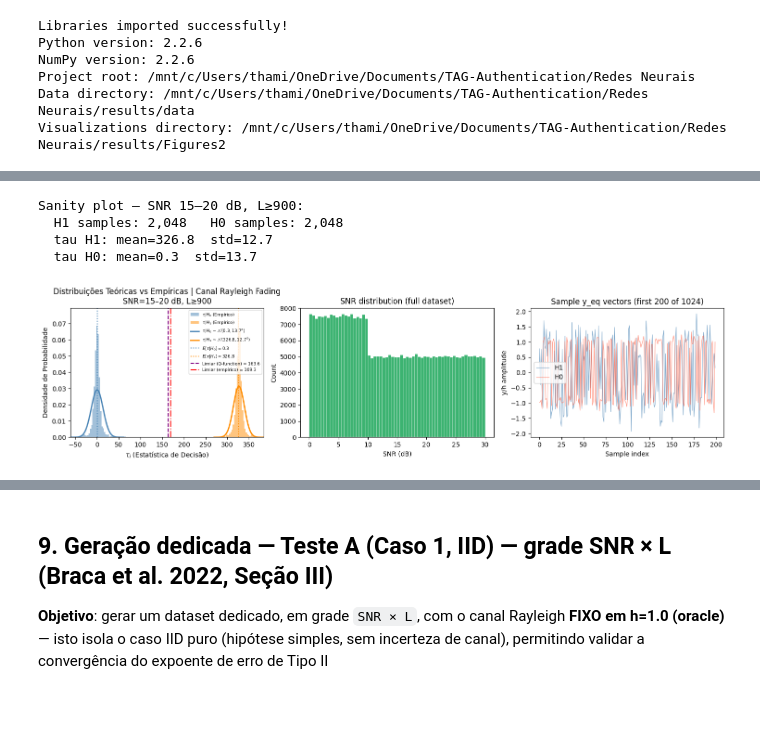
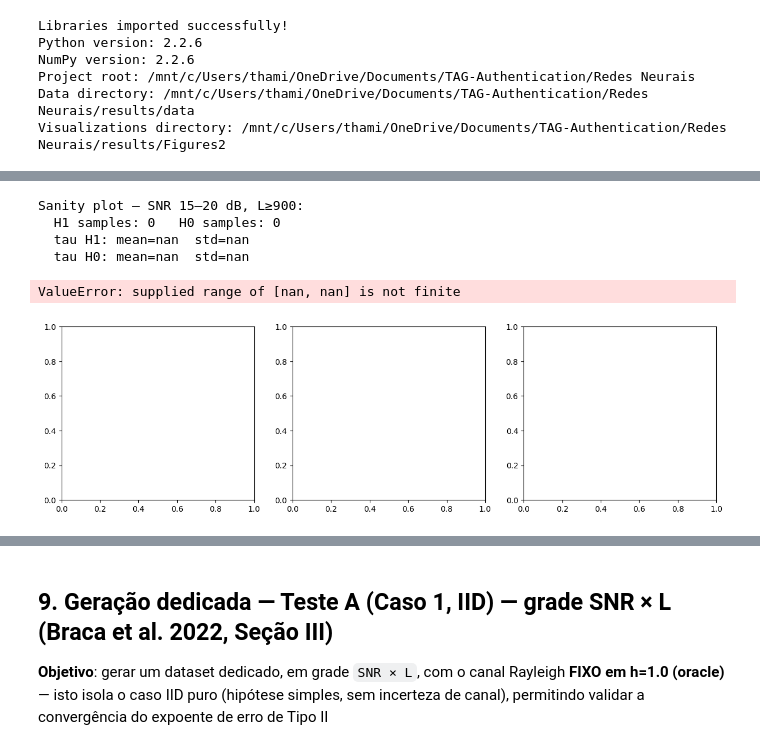
Before and after one commit to thamiress-t/TAG-Authentication, a Jupyter notebook: Redes Neurais/notebooks-novos/nn01.ipynb, the cells around one changed output, grey strips where cells are left out. Drawn from its saved outputs; the diff is of its cells as text; code cells hidden in the pictures; blank space fills up the shorter version.

```diff
--- a/Redes Neurais/notebooks-novos/nn01.ipynb
+++ b/Redes Neurais/notebooks-novos/nn01.ipynb
@@ -191,7 +192,7 @@ def _compute_seed(msg, key, K):
 # ------------------------------------------------------------------
 # Geração vetorizada em lote (N sementes em paralelo, numpy)
 # ------------------------------------------------------------------
-def generate_tags_batch(seeds, L, K=512):
+def generate_tags_batch(seeds, L, K=70):
     """Gera N TAGs em paralelo via mapa de tenda.
 
     seeds : (N,) array  — uma semente por amostra, ∈ (-1, 1)
@@ -202,6 +203,7 @@ def generate_tags_batch(seeds, L, K=512):
     muito mais rápida que um laço por amostra (K × N ops vs K × N por amostra).
     """
     beta    = 1e-6
+    assert K > L
     warm_up = max(0, K - L)
 
     x   = np.asarray(seeds, dtype=np.float64)
@@ -223,8 +225,8 @@ def generate_tags_batch(seeds, L, K=512):
 # ------------------------------------------------------------------
 _seeds_test = np.random.uniform(-1, 1, 256)
 _t0 = time.perf_counter()
-_warmup_result = generate_tags_batch(_seeds_test, L=1024, K=512)
+_warmup_result = generate_tags_batch(_seeds_test, L=64, K=70)
 _dt = time.perf_counter() - _t0
-print(f"Throughput (256 tags, L=1024) : {_dt*1000:.1f} ms  →  {256/_dt:.0f} tags/s")
+print(f"Throughput (256 tags, L=64) : {_dt*1000:.1f} ms  →  {256/_dt:.0f} tags/s")
 print(f"Estimativa dataset completo ({350_000} amostras): {350_000/(_dt/256)/60:.1f} min")
 # %% [output]
@@ -235,7 +237,7 @@ Estimativa dataset completo (350000 amostras): 120394193.1 min
 # 3. SAMPLE GENERATION — y/h vector + tau_eq scalar (Xie 2021)
 # ==============================================================================
 
-L_FIXED = 1024
+L_FIXED = 64
 RHO_S   = np.sqrt(0.9)
 # rho_t satisfies the power constraint: rho_s² + rho_t² * E[tag²] = 1
 # Tag has E[tag²] ≈ 1/3  →  rho_t = sqrt((1 - rho_s²) / (1/3)) = sqrt(3*(1-rho_s²))
@@ -245,7 +247,7 @@ print(f"RHO_S = {RHO_S:.6f}  (rho_s² = {RHO_S**2:.4f})")
 print(f"RHO_T = {RHO_T:.6f}  (rho_t² * 1/3 = {RHO_T**2/3:.4f})")
 print(f"Power check: rho_s² + rho_t²·E[tag²] = {RHO_S**2 + RHO_T**2*(1/3):.6f}  (should be 1.0)")
 
-def generate_sample(snr_db, L, K=512, is_authentic=True):
+def generate_sample(snr_db, L, K=70, is_authentic=True):
     """Return one training sample for the DNN / classical-correlator pipeline.
 
     H1 (authentic):            y = h·(ρ_s·msg + ρ_t·tag) + w  →  y/h = ρ_s·msg + ρ_t·tag + w/h
@@ -296,10 +298,10 @@ def generate_sample(snr_db, L, K=512, is_authentic=True):
     return y_eq_pad, tag_ref_pad, np.float32(tau_eq), np.float32(h), np.float32(snr_db), int(is_authentic)
 
 # Smoke test
-_y,  _tag,  _tau,  _h, _snr, _lbl  = generate_sample(10.0, 1024, is_authentic=True)
-_y0, _tag0, _tau0, _,  _,    _lbl0 = generate_sample(10.0, 1024, is_authentic=False)
-print(f"\nSmoke test (SNR=10 dB, L=1024):")
-print(f"  tau H1 = {_tau:.2f}   (expect ≈ L·E[tag²] ≈ {1024/3:.0f})")
+_y,  _tag,  _tau,  _h, _snr, _lbl  = generate_sample(10.0, 64, is_authentic=True)
+_y0, _tag0, _tau0, _,  _,    _lbl0 = generate_sample(10.0, 64, is_authentic=False)
+print(f"\nSmoke test (SNR=10 dB, L=64):")
+print(f"  tau H1 = {_tau:.2f}   (expect ≈ L·E[tag²] ≈ {64/3:.0f})")
 
 print(f"  tau H0 = {_tau0:.2f}   (expect ≈ 0, can be negative)")
 # %% [output]
@@ -328,9 +330,9 @@ Smoke test (SNR=10 dB, L=1024):
 
 NUM_SAMPLES  = 300_000
 SNR_RANGE    = (0, 30)
-L_RANGE      = (512, 1024)
+L_RANGE      = (32, 64)
 SNR_BINS     = 6
-K_KEY        = 512
+K_KEY        = 70
 
 snr_edges    = np.linspace(SNR_RANGE[0], SNR_RANGE[1], SNR_BINS + 1)
 base_per_bin = NUM_SAMPLES // SNR_BINS
@@ -549,9 +550,9 @@ Error:
 # 6. SAVE TO HDF5 (ROBUST VERSION with lock handling)
 # ==============================================================================
 # Schema por split (train / val / test):
-#   y_eq   (N, 1024) float32  — sinal equalizado bruto y/h (referência)
-#   z_eq   (N, 1024) float32  — resíduo: (y/h - rho_s*msg) / rho_t  (normalizado)
-#   tag_ref(N, 1024) float32  — TAG legítima de referência por amostra
+#   y_eq   (N, 64) float32  — sinal equalizado bruto y/h (referência)
+#   z_eq   (N, 64) float32  — resíduo: (y/h - rho_s*msg) / rho_t  (normalizado)
+#   tag_ref(N, 64) float32  — TAG legítima de referência por amostra
 #   tau_eq (N,)      float32  — correlador clássico (Xie 2021)
 #   h      (N,)      float32  — ganho de canal VERDADEIRO |h| (oracle, só para diagnóstico)
 #   h_est  (N,)      float32  — ĥ_LS: estimador LS do ganho, PRÉ-equalização (AÇÃO 2)
@@ -611,7 +612,7 @@ while attempt < max_retries:
 
         # Verify file was created
         if output_path.exists():
-            file_mb = os.path.getsize(output_path) / 1024 / 1024
+            file_mb = os.path.getsize(output_path) / 64 / 64
             print(f"\n✅ Success!")
             print(f"   Saved to: {output_path}")
             print(f"   Size: {file_mb:.1f} MB")
@@ -659,11 +673,11 @@ from scipy.stats import norm as sp_norm
 fig, axes = plt.subplots(1, 3, figsize=(15, 4))
 
 # ------------------------------------------------------------------
-# Plot 1: tau_eq H1 vs H0  —  SNR 15–20 dB, L near 1024
+# Plot 1: tau_eq H1 vs H0  —  SNR 15–20 dB, L near 64
 #
 # WHY filter by L:
 #   E[τ|H0] = 0  for any L  (always centered at 0)
-#   E[τ|H1] = L/3  →  for L∈[512,1024] the mean spans ~170–341
+#   E[τ|H1] = L/3  →  for L∈[512,64] the mean spans ~170–341
 #   Plotting all L mixes Gaussians with different means for H1, making
 #   it appear wide and flat even though counts are 50/50.
 # ------------------------------------------------------------------
@@ -671,7 +685,7 @@ mask_snr = (SNR_arr >= 15) & (SNR_arr <= 20)
 
 # Infer L from y_eq: count non-zero elements (zero-padded tail is exactly 0)
 L_inferred = (Y_eq != 0).sum(axis=1)
-mask_L     = L_inferred >= 900   # keep samples with L ≈ 1024
+mask_L     = L_inferred >= 900   # keep samples with L ≈ 64
 
 mask_H1 = mask_snr & mask_L & (LBL == 1)
 mask_H0 = mask_snr & mask_L & (LBL == 0)
@@ -723,38 +737,39 @@ ax.set_xlabel(r'$\tau_i$ (Estatística de Decisão)')
 ax.set_ylabel('Densidade de Probabilidade')
 ax.set_title('Distribuições Teóricas vs Empíricas | Canal Rayleigh Fading\nSNR=15–20 dB, L≥900')
 ax.legend(fontsize=6.5, loc='upper right')
 
 # ------------------------------------------------------------------
 # Plot 2: SNR distribution
 # ------------------------------------------------------------------
 axes[1].hist(SNR_arr, bins=60, color='mediumseagreen', edgecolor='white', linewidth=0.3)
 axes[1].set_xlabel('SNR (dB)')
 axes[1].set_ylabel('Count')
 axes[1].set_title('SNR distribution (full dataset)')
 
 # ------------------------------------------------------------------
 # Plot 3: sample y_eq vectors
 # ------------------------------------------------------------------
 y1_ex = Y_eq[(LBL == 1) & (SNR_arr >= 15)][0]
 y0_ex = Y_eq[(LBL == 0) & (SNR_arr >= 15)][0]
 t = np.arange(L_FIXED)
 axes[2].plot(t[:200], y1_ex[:200], alpha=0.7, label='H1', color='steelblue', linewidth=0.8)
 axes[2].plot(t[:200], y0_ex[:200], alpha=0.7, label='H0', color='tomato',    linewidth=0.8)
 axes[2].set_xlabel('Sample index')
 axes[2].set_ylabel('y/h amplitude')
-axes[2].set_title('Sample y_eq vectors (first 200 of 1024)')
+axes[2].set_title('Sample y_eq vectors (first 200 of 64)')
 axes[2].legend()
 
 plt.tight_layout()
 vis_path = visualizations_dir / "NN01_dataset_overview.png"
 plt.savefig(str(vis_path), dpi=120)
 plt.show()
 # %% [output]
 Sanity plot — SNR 15–20 dB, L≥900:
-  H1 samples: 2,048   H0 samples: 2,048
-  tau H1: mean=326.8  std=12.7
-  tau H0: mean=0.3  std=13.7
+  H1 samples: 0   H0 samples: 0
+  tau H1: mean=nan  std=nan
+  tau H0: mean=nan  std=nan
+ValueError: supplied range of [nan, nan] is not finite
-[figure, old version]
+[figure, new version]
 # %%
 # ======================================================================
 # 8. VALIDATION — β vs L  (compare with Fig. 4.6, João's dissertation)
```
Also changed, not shown: parts of 10 cells of this notebook, 15 other files.
